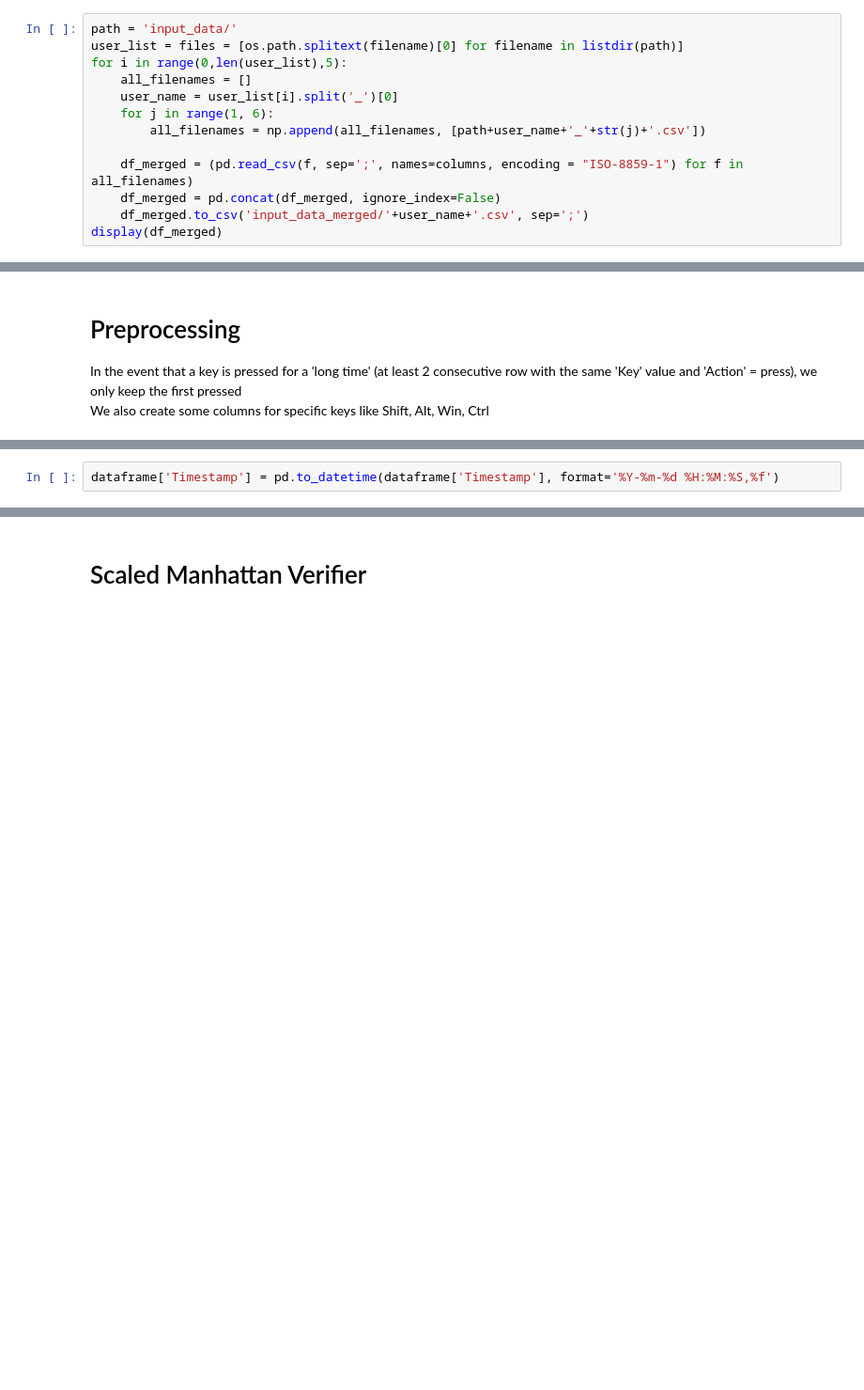
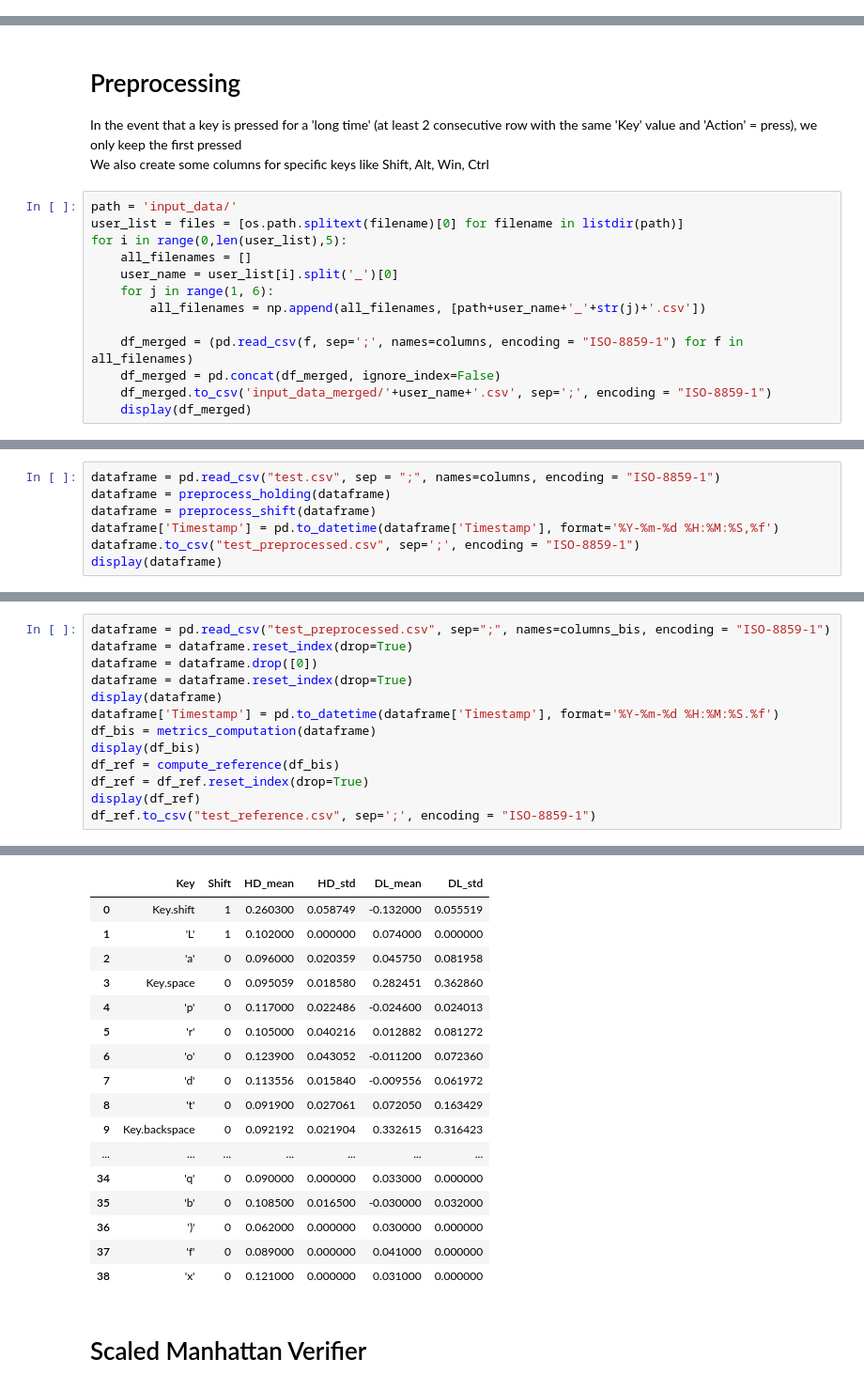
Before and after one commit to Belzerion/OT2, a Jupyter notebook: Preprocessing.ipynb, the cells around one changed output, grey strips where cells are left out. Shown: that part at 94% size. Cells and saved outputs as stored; diff of their text form; blank space fills up the shorter version.

```diff
--- a/Preprocessing.ipynb
+++ b/Preprocessing.ipynb
@@ -43,13 +26,0 @@ display(dataframe)
-# %%
-path = 'input_data/'
-user_list = files = [os.path.splitext(filename)[0] for filename in listdir(path)]
-for i in range(0,len(user_list),5):
-    all_filenames = []
-    user_name = user_list[i].split('_')[0]
-    for j in range(1, 6):
-        all_filenames = np.append(all_filenames, [path+user_name+'_'+str(j)+'.csv'])
-
-    df_merged = (pd.read_csv(f, sep=';', names=columns, encoding = "ISO-8859-1") for f in all_filenames)
-    df_merged = pd.concat(df_merged, ignore_index=False)
-    df_merged.to_csv('input_data_merged/'+user_name+'.csv', sep=';')
-display(df_merged)
@@ -72,3 +29,16 @@ display(df_merged)
 
 In the event that a key is pressed for a 'long time' (at least 2 consecutive row with the same 'Key' value and 'Action' = press), we only keep the first pressed
 <br>We also create some columns for specific keys like Shift, Alt, Win, Ctrl
+# %%
+path = 'input_data/'
+user_list = files = [os.path.splitext(filename)[0] for filename in listdir(path)]
+for i in range(0,len(user_list),5):
+    all_filenames = []
+    user_name = user_list[i].split('_')[0]
+    for j in range(1, 6):
+        all_filenames = np.append(all_filenames, [path+user_name+'_'+str(j)+'.csv'])
+
+    df_merged = (pd.read_csv(f, sep=';', names=columns, encoding = "ISO-8859-1") for f in all_filenames)
+    df_merged = pd.concat(df_merged, ignore_index=False)
+    df_merged.to_csv('input_data_merged/'+user_name+'.csv', sep=';', encoding = "ISO-8859-1")
+    display(df_merged)
@@ -149,3 +185,8 @@ KeyError: 4712
 # %%
+dataframe = pd.read_csv("test.csv", sep = ";", names=columns, encoding = "ISO-8859-1")
+dataframe = preprocess_holding(dataframe)
+dataframe = preprocess_shift(dataframe)
 dataframe['Timestamp'] = pd.to_datetime(dataframe['Timestamp'], format='%Y-%m-%d %H:%M:%S,%f')
+dataframe.to_csv("test_preprocessed.csv", sep=';', encoding = "ISO-8859-1")
+display(dataframe)
 # %% [output]
@@ -230,0 +391,14 @@ display(df)
+# %%
+dataframe = pd.read_csv("test_preprocessed.csv", sep=";", names=columns_bis, encoding = "ISO-8859-1")
+dataframe = dataframe.reset_index(drop=True)
+dataframe = dataframe.drop([0])
+dataframe = dataframe.reset_index(drop=True)
+display(dataframe)
+dataframe['Timestamp'] = pd.to_datetime(dataframe['Timestamp'], format='%Y-%m-%d %H:%M:%S.%f')
+df_bis = metrics_computation(dataframe)
+display(df_bis)
+df_ref = compute_reference(df_bis)
+df_ref = df_ref.reset_index(drop=True)
+display(df_ref)
+df_ref.to_csv("test_reference.csv", sep=';', encoding = "ISO-8859-1")
+# %% [output]
@@ -231,3 +431,20 @@ display(df)
+|  | Key | Shift | HD_mean | HD_std | DL_mean | DL_std |
+| 0 | Key.shift | 1 | 0.260300 | 0.058749 | -0.132000 | 0.055519 |
+| 1 | 'L' | 1 | 0.102000 | 0.000000 | 0.074000 | 0.000000 |
+| 2 | 'a' | 0 | 0.096000 | 0.020359 | 0.045750 | 0.081958 |
+| 3 | Key.space | 0 | 0.095059 | 0.018580 | 0.282451 | 0.362860 |
+| 4 | 'p' | 0 | 0.117000 | 0.022486 | -0.024600 | 0.024013 |
+| 5 | 'r' | 0 | 0.105000 | 0.040216 | 0.012882 | 0.081272 |
+| 6 | 'o' | 0 | 0.123900 | 0.043052 | -0.011200 | 0.072360 |
+| 7 | 'd' | 0 | 0.113556 | 0.015840 | -0.009556 | 0.061972 |
+| 8 | 't' | 0 | 0.091900 | 0.027061 | 0.072050 | 0.163429 |
+| 9 | Key.backspace | 0 | 0.092192 | 0.021904 | 0.332615 | 0.316423 |
+| ... | ... | ... | ... | ... | ... | ... |
+| 34 | 'q' | 0 | 0.090000 | 0.000000 | 0.033000 | 0.000000 |
+| 35 | 'b' | 0 | 0.108500 | 0.016500 | -0.030000 | 0.032000 |
+| 36 | ')' | 0 | 0.062000 | 0.000000 | 0.030000 | 0.000000 |
+| 37 | 'f' | 0 | 0.089000 | 0.000000 | 0.041000 | 0.000000 |
+| 38 | 'x' | 0 | 0.121000 | 0.000000 | 0.031000 | 0.000000 |
 # %% [markdown]
 # Scaled Manhattan Verifier
 # %%
```
Also changed, not shown: parts of 10 cells of this notebook.
